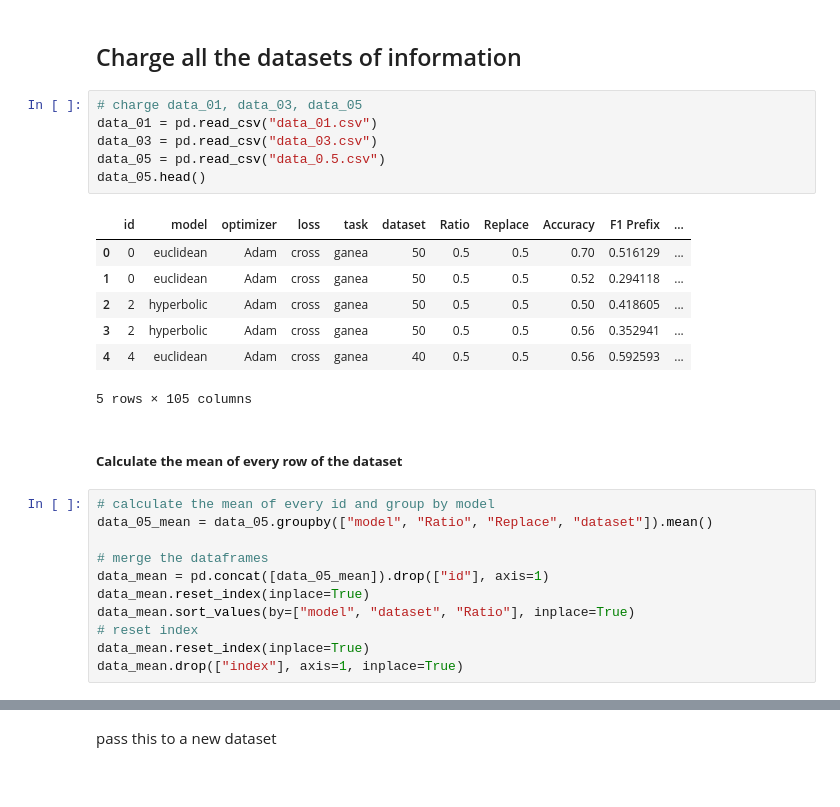
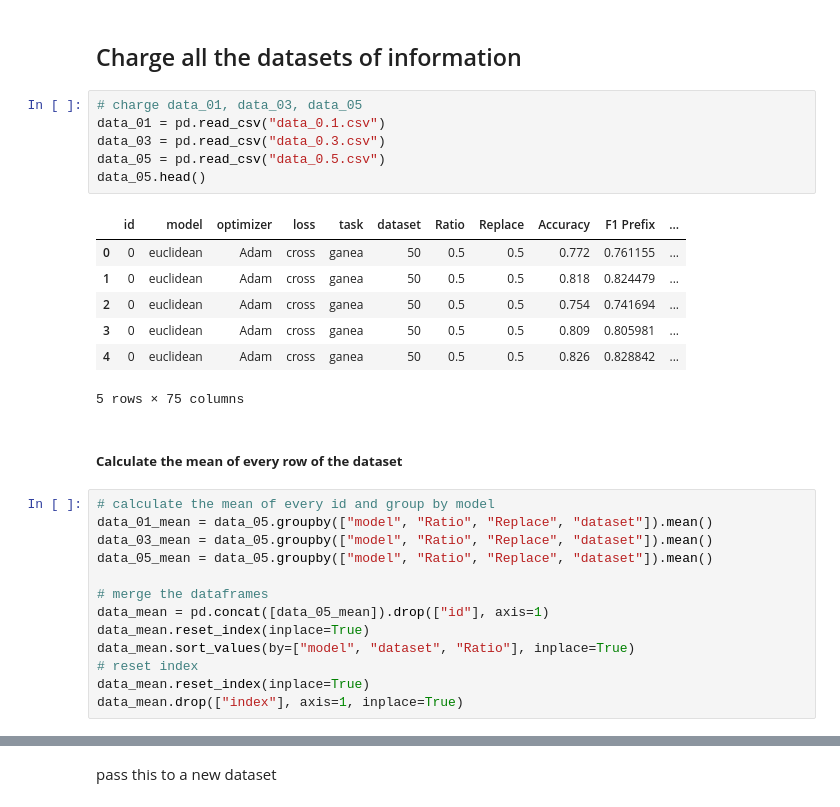
Before and after one commit to sebastianbreguel/HyperbolicEmbedding, a Jupyter notebook: analisis.ipynb, the cells around one changed output, grey strips where cells are left out. Drawn from its saved outputs; the diff is of its cells as text.

```diff
--- a/analisis.ipynb
+++ b/analisis.ipynb
@@ -6,22 +6,24 @@ import matplotlib.pyplot as plt
 ## Charge all the datasets of information
 # %%
 # charge data_01, data_03, data_05
-data_01 = pd.read_csv("data_01.csv")
-data_03 = pd.read_csv("data_03.csv")
+data_01 = pd.read_csv("data_0.1.csv")
+data_03 = pd.read_csv("data_0.3.csv")
 data_05 = pd.read_csv("data_0.5.csv")
 data_05.head()
 # %% [output]
 |  | id | model | optimizer | loss | task | dataset | Ratio | Replace | Accuracy | F1 Prefix | ... |
-| 0 | 0 | euclidean | Adam | cross | ganea | 50 | 0.5 | 0.5 | 0.70 | 0.516129 | ... |
-| 1 | 0 | euclidean | Adam | cross | ganea | 50 | 0.5 | 0.5 | 0.52 | 0.294118 | ... |
-| 2 | 2 | hyperbolic | Adam | cross | ganea | 50 | 0.5 | 0.5 | 0.50 | 0.418605 | ... |
-| 3 | 2 | hyperbolic | Adam | cross | ganea | 50 | 0.5 | 0.5 | 0.56 | 0.352941 | ... |
-| 4 | 4 | euclidean | Adam | cross | ganea | 40 | 0.5 | 0.5 | 0.56 | 0.592593 | ... |
+| 0 | 0 | euclidean | Adam | cross | ganea | 50 | 0.5 | 0.5 | 0.772 | 0.761155 | ... |
+| 1 | 0 | euclidean | Adam | cross | ganea | 50 | 0.5 | 0.5 | 0.818 | 0.824479 | ... |
+| 2 | 0 | euclidean | Adam | cross | ganea | 50 | 0.5 | 0.5 | 0.754 | 0.741694 | ... |
+| 3 | 0 | euclidean | Adam | cross | ganea | 50 | 0.5 | 0.5 | 0.809 | 0.805981 | ... |
+| 4 | 0 | euclidean | Adam | cross | ganea | 50 | 0.5 | 0.5 | 0.826 | 0.828842 | ... |
-5 rows × 105 columns
+5 rows × 75 columns
 # %% [markdown]
 ##### **Calculate the mean of every row of the dataset**
 # %%
 # calculate the mean of every id and group by model
+data_01_mean = data_05.groupby(["model", "Ratio", "Replace", "dataset"]).mean()
+data_03_mean = data_05.groupby(["model", "Ratio", "Replace", "dataset"]).mean()
 data_05_mean = data_05.groupby(["model", "Ratio", "Replace", "dataset"]).mean()
 
 # merge the dataframes
```
Also changed, not shown: parts of 1 cell of this notebook, 19 other files.
